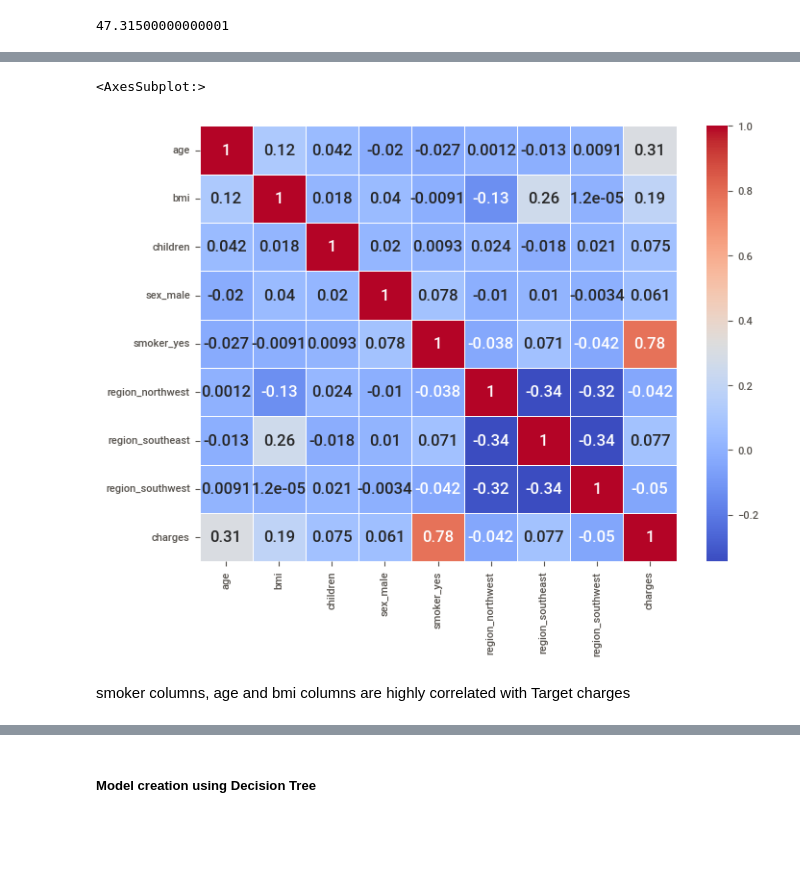
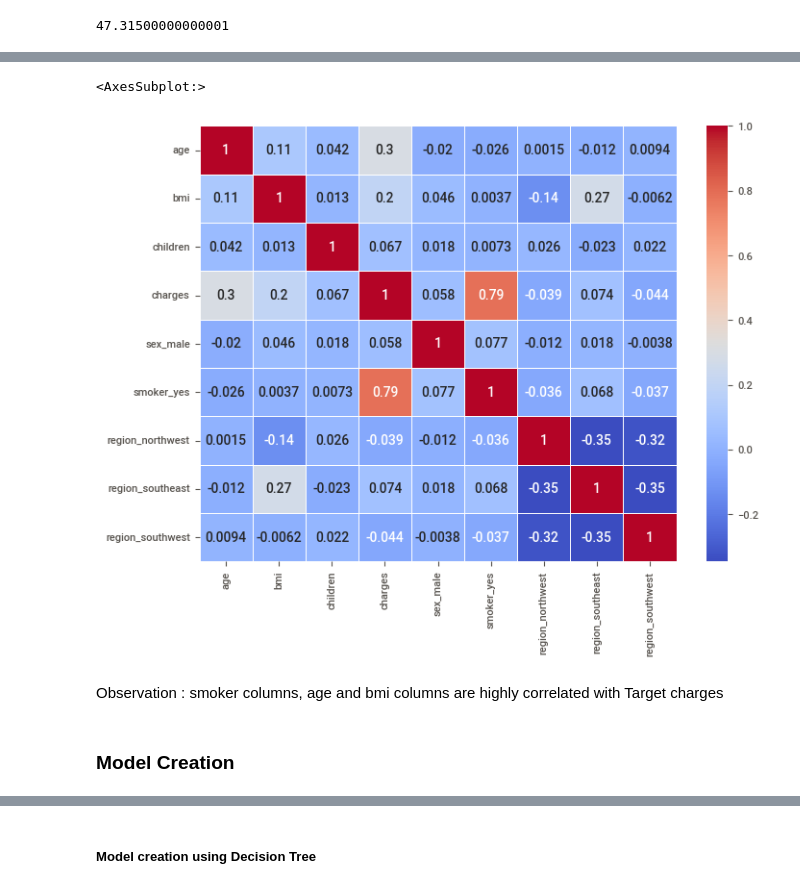
Before and after one commit to rajasinghj37/Insurance-Cost-Prediction, a Jupyter notebook: PRCP-1021-InsCostPred.ipynb, the cells around one changed output, grey strips where cells are left out. Cells and saved outputs as stored; diff of their text form; code cells hidden in the pictures; blank space fills up the shorter version.

```diff
--- a/PRCP-1021-InsCostPred.ipynb
+++ b/PRCP-1021-InsCostPred.ipynb
@@ -290,2 +285,6 @@ insurance_dataset[insurance_dataset.duplicated()]
 # %% [markdown]
 Now there are no duplicate rows in insurance_dataset
+# %%
+#step 3 : Convert categorical variable into numerical
+# sex, smoker and region are categorical columns.
+ins_df = pd.get_dummies(insurance_dataset,columns=['sex','smoker','region'],drop_first=True)
@@ -388,5 +349,0 @@ ins_df2
-# %%
-#Convert categorical variable into numerical using One hot encoding technique
-# sex, smoker and region are categorical columns.
-ins_df = pd.get_dummies(ins_df2,columns=['sex','smoker','region'],drop_first=True)
-ins_df.head()
@@ -406,5 +349,0 @@ Index(['age', 'bmi', 'children', 'charges', 'sex_male', 'smoker_yes',
-# %%
-# Positioning the charges column as the last column
-new_cols = ['age', 'bmi', 'children', 'sex_male', 'smoker_yes','region_northwest', 'region_southeast', 'region_southwest', 'charges']
-ins_df = ins_df[new_cols]
-ins_df
@@ -440,0 +350,5 @@ ins_df
+# %%
+# Step 5 Scaling the continous variable
+scaler = StandardScaler()
+ins_df.iloc[:,:-6]= scaler.fit_transform(ins_df.iloc[:,:-6])
+ins_df
@@ -452,12 +385,14 @@ ins_df.head()
 # %%
-## Checking the correlation
+## Step 2 Checking the correlation
 plt.rcParams["figure.figsize"] = (8,6)
-sns.heatmap(ins_df.corr(),annot=True, linewidths= .7,cmap="coolwarm")
+sns.heatmap(ins_df.corr(),annot=True, linewidths= .6,cmap="coolwarm")
 # %% [output]
 <AxesSubplot:>
-[figure, old version]
+[figure, new version]
 # %% [markdown]
-smoker columns, age and bmi columns are highly correlated with Target charges
+Observation : smoker columns, age and bmi columns are highly correlated with Target charges
+# %% [markdown]
+### Model Creation
 # %%
 # Independent and dependent variable creation
 X = ins_df.drop(['charges'],axis="columns")
```
Also changed, not shown: parts of 133 cells of this notebook.
